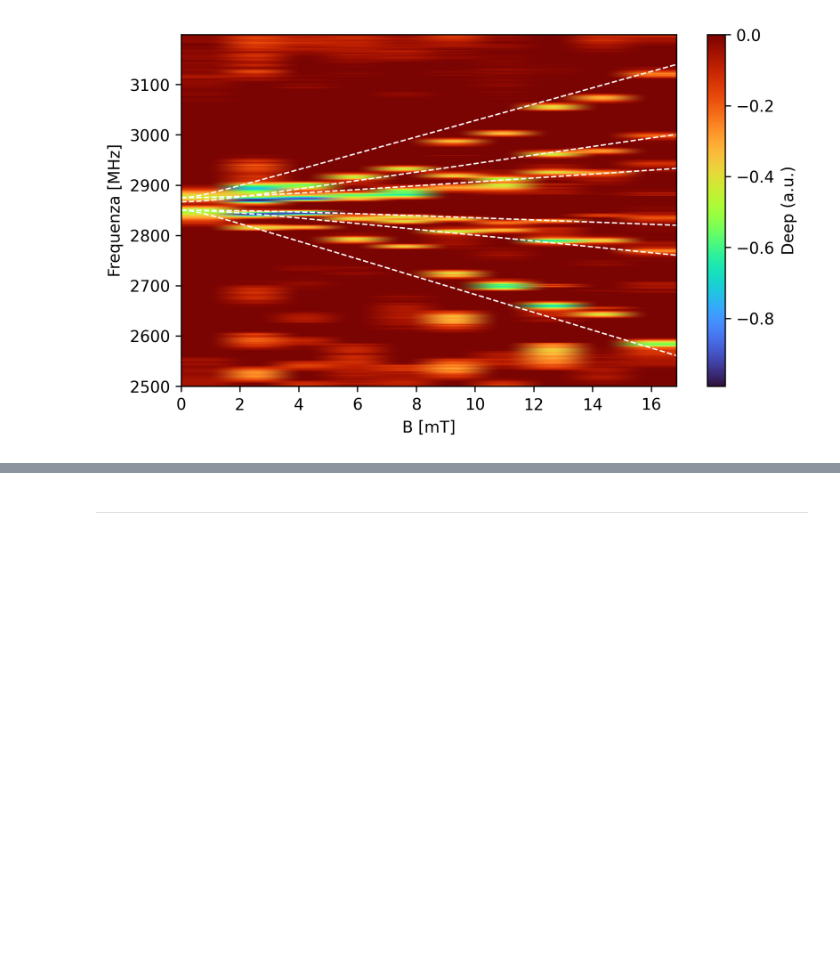
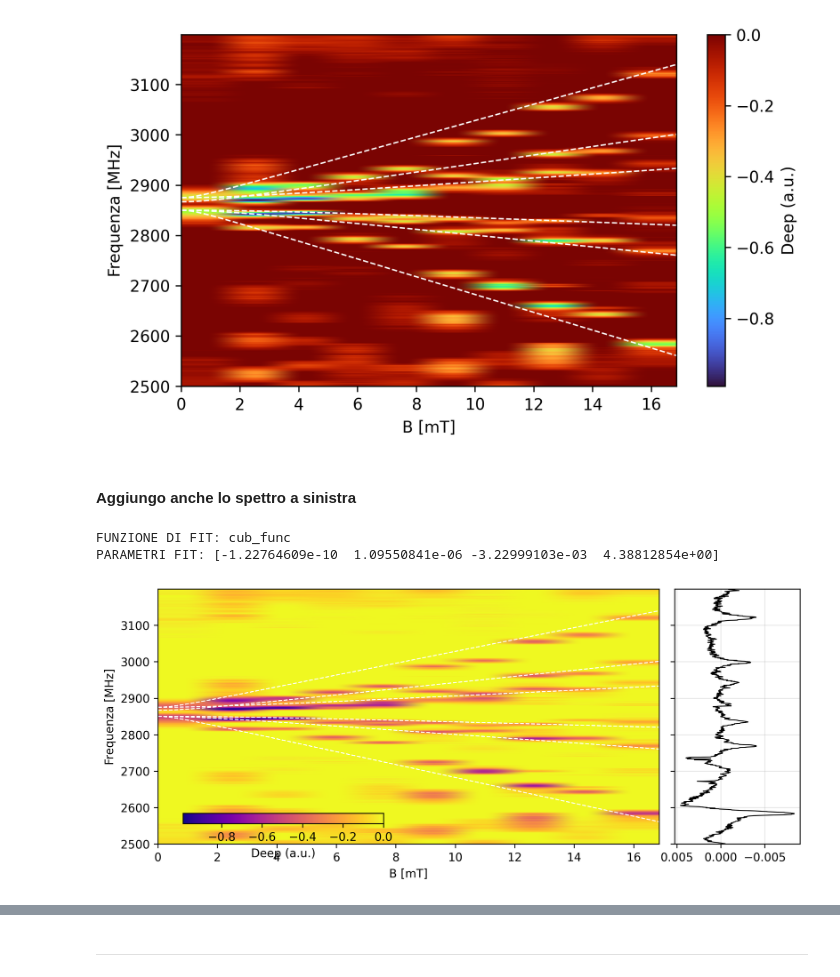
Before and after one commit to zosojack/lab-ss-2, a Jupyter notebook: PARTE 4: ODMR/heatmap.ipynb, the cells around one changed output, grey strips where cells are left out. Drawn from its saved outputs; the diff is of its cells as text; code cells hidden in the pictures; blank space fills up the shorter version.

```diff
--- a/PARTE 4: ODMR/heatmap.ipynb
+++ b/PARTE 4: ODMR/heatmap.ipynb
@@ -227,3 +227,71 @@ ax.set_ylabel('Frequenza [MHz]')
 plt.show()
 # %% [output]
 [figure]
+# %% [markdown]
+#### Aggiungo anche lo spettro a sinistra
+# %%
+nome = "data/cristallo2_aligned/odmr_dist_17.csv"
+spettro = leggi_file_odmr(nome)
+popt0, fit_curve0 = fit_sin_odmr(spettro, 'od', fit_func=cub_func)
+remove_background(spettro, 'od', fit_curve=fit_curve0, fit_func=cub_func, popt=popt0)
+# %% [output]
+FUNZIONE DI FIT: cub_func
+PARAMETRI FIT: [-1.22764609e-10  1.09550841e-06 -3.22999103e-03  4.38812854e+00]
+# %%
+from mpl_toolkits.axes_grid1.inset_locator import inset_axes
+
+# Heatmap con spettro a sinistra
+fig = plt.figure(figsize=(10, 4), dpi=300)
+
+# Crea una griglia: 1 riga, 2 colonne con larghezze diverse
+gs = fig.add_gridspec(1, 2, width_ratios=[4, 1], wspace=0.05)
+# Subplot per la heatmap (sinistra)
+ax_heatmap = fig.add_subplot(gs[0, 0])
+# Subplot per lo spettro (destra)
+ax_spettro = fig.add_subplot(gs[0, 1])
+
+# 1. SPETTRO A DESTRA (verticale)
+y_axis = spettro['freq']  # frequenze
+spettro_data = spettro['od']  # usa il primo spettro (o quello che vuoi)
+ax_spettro.plot(spettro_data, y_axis, 'k-', linewidth=0.8)
+ax_spettro.set_ylim(y_axis[0], y_axis[-1])
+ax_spettro.invert_xaxis()  # per avere l'origine a destra
+ax_spettro.grid(True, alpha=0.3)
+ax_spettro.set_yticklabels([])
+
+# 2. HEATMAP A SINISTRA (nuovo schema colori)
+x_axis = previsioni_B
+im = ax_heatmap.imshow(
+    Z_spectro,
+    aspect='auto',
+    cmap='plasma',  # Prova questo invece di viridis
+    extent=[x_axis[0], x_axis[-1], y_axis[0], y_axis[-1]],
+    origin='lower'
+)
+
+# 3. Curve sovrapposte
+x_fit = np.linspace(x_axis[0], x_axis[-1], 100)
+for i, popt in enumerate(popt_array):
+    y_fit = funzione_fit_minus(x_fit, popt[0]/1000, popt[1]) if i < 3 else funzione_fit_plus(x_fit, popt[0]/1000, popt[1])
+    ax_heatmap.plot(x_fit, y_fit, linestyle='--', color='white', linewidth=0.9)
+
+# 4. Labels
+ax_heatmap.set_xlabel('B [mT]')
+ax_heatmap.set_ylabel('Frequenza [MHz]')
+
+
+# 5. COLORBAR ORIZZONTALE IN BASSO A SINISTRA
+cax = inset_axes(ax_heatmap,
+                 width="40%",   # larghezza della colorbar
+                 height="4%",   # altezza della colorbar
+                 loc='lower left',  # CAMBIATO: da 'lower center' a 'lower left'
+                 bbox_to_anchor=(0.05, 0.08, 1, 1),  # CAMBIATO: primo valore da 0.5 a 0.05
+                 bbox_transform=ax_heatmap.transAxes,
+                 borderpad=0)
+
+cbar = fig.colorbar(im, cax=cax, label='Deep (a.u.)', orientation='horizontal')
+cax.patch.set_alpha(0.9)
+
+plt.show()
+# %% [output]
+[figure, added]
```
Also changed, not shown: parts of 1 cell of this notebook, 12 other files.
